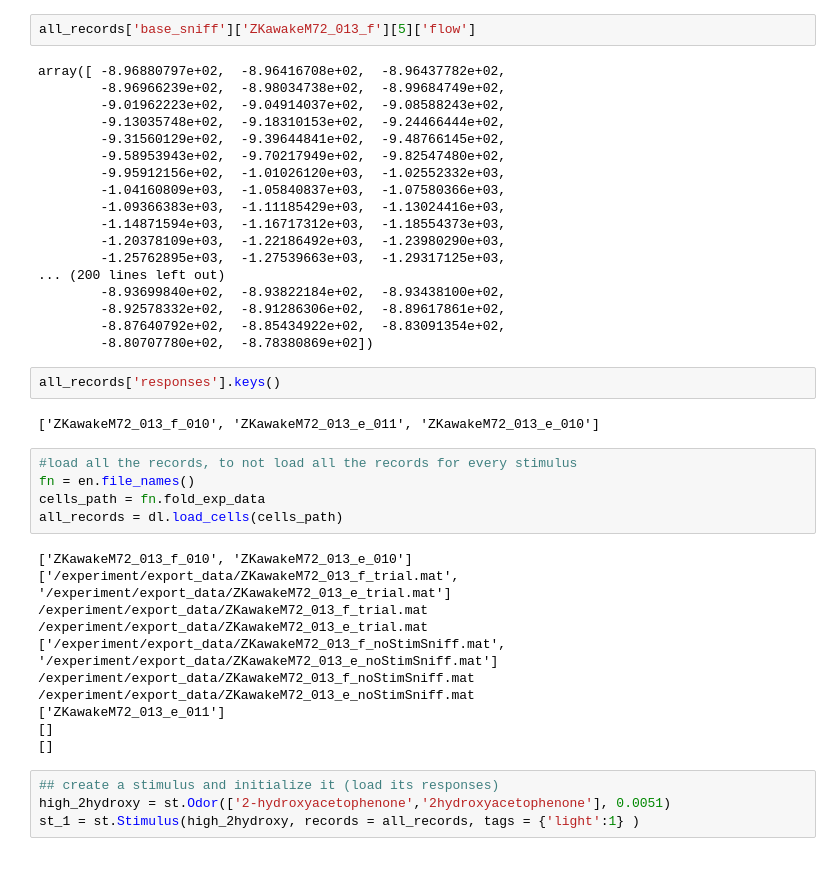
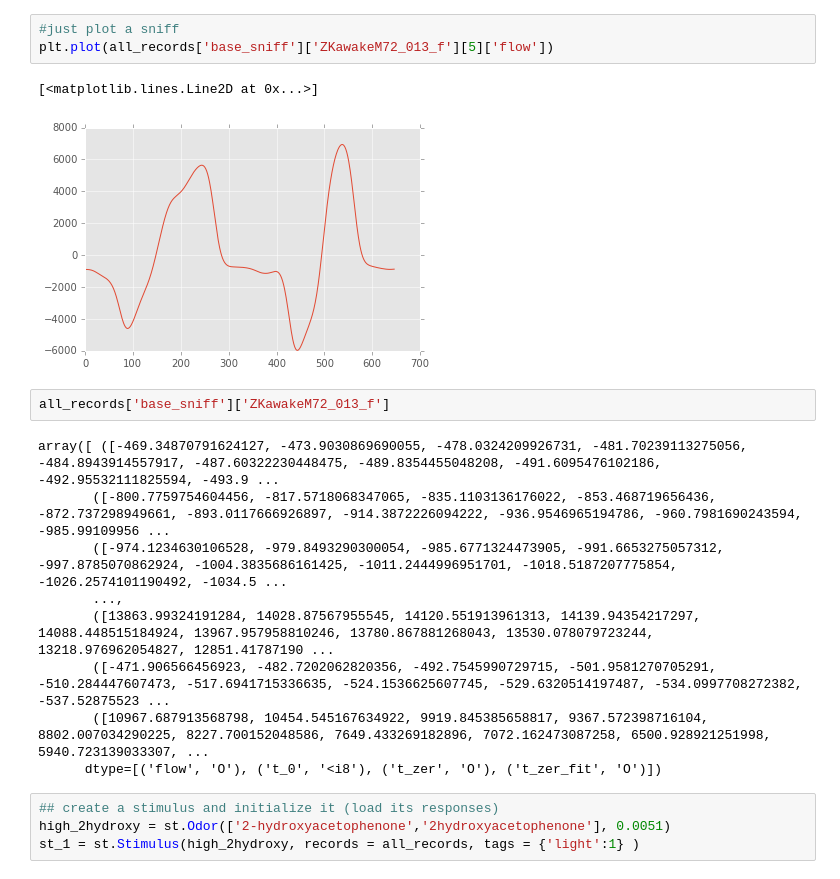
Before and after one commit to zekearneodo/ephys-tools, a Jupyter notebook: ephysScripts/Untitled.ipynb, the cells around one changed output. Cells and saved outputs as stored; diff of their text form.

Commit message:
loading sniffs structure

```diff
--- a/ephysScripts/Untitled.ipynb
+++ b/ephysScripts/Untitled.ipynb
@@ -48,46 +50,23 @@ Computer: server
 ['ZKawakeM72_013_e_011']
 []
 []
+# %%
+#just plot a sniff
+plt.plot(all_records['base_sniff']['ZKawakeM72_013_f'][5]['flow'])
+# %% [output]
+[<matplotlib.lines.Line2D at 0x...>]
+[figure, added]
 # %%
-all_records['base_sniff']['ZKawakeM72_013_f'][5]['flow']
+all_records['base_sniff']['ZKawakeM72_013_f']
 # %% [output]
-array([ -8.96880797e+02,  -8.96416708e+02,  -8.96437782e+02,
-        -8.96966239e+02,  -8.98034738e+02,  -8.99684749e+02,
-        -9.01962223e+02,  -9.04914037e+02,  -9.08588243e+02,
-        -9.13035748e+02,  -9.18310153e+02,  -9.24466444e+02,
-        -9.31560129e+02,  -9.39644841e+02,  -9.48766145e+02,
-        -9.58953943e+02,  -9.70217949e+02,  -9.82547480e+02,
-        -9.95912156e+02,  -1.01026120e+03,  -1.02552332e+03,
-        -1.04160809e+03,  -1.05840837e+03,  -1.07580366e+03,
-        -1.09366383e+03,  -1.11185429e+03,  -1.13024416e+03,
-        -1.14871594e+03,  -1.16717312e+03,  -1.18554373e+03,
-        -1.20378109e+03,  -1.22186492e+03,  -1.23980290e+03,
-        -1.25762895e+03,  -1.27539663e+03,  -1.29317125e+03,
-... (200 lines left out)
-        -8.93699840e+02,  -8.93822184e+02,  -8.93438100e+02,
-        -8.92578332e+02,  -8.91286306e+02,  -8.89617861e+02,
-        -8.87640792e+02,  -8.85434922e+02,  -8.83091354e+02,
-        -8.80707780e+02,  -8.78380869e+02])
+array([ ([-469.34870791624127, -473.9030869690055, -478.0324209926731, -481.70239113275056, -484.8943914557917, -487.60322230448475, -489.8354455048208, -491.6095476102186, -492.95532111825594, -493.9 ...
+       ([-800.7759754604456, -817.5718068347065, -835.1103136176022, -853.468719656436, -872.737298949661, -893.0117666926897, -914.3872226094222, -936.9546965194786, -960.7981690243594, -985.99109956 ...
+       ([-974.1234630106528, -979.8493290300054, -985.6771324473905, -991.6653275057312, -997.8785070862924, -1004.3835686161425, -1011.2444996951701, -1018.5187207775854, -1026.2574101190492, -1034.5 ...
+       ...,
+       ([13863.99324191284, 14028.87567955545, 14120.551913961313, 14139.94354217297, 14088.448515184924, 13967.957958810246, 13780.867881268043, 13530.078079723244, 13218.976962054827, 12851.41787190 ...
+       ([-471.906566456923, -482.7202062820356, -492.7545990729715, -501.9581270705291, -510.284447607473, -517.6941715336635, -524.1536625607745, -529.6320514197487, -534.0997708272382, -537.52875523 ...
+       ([10967.687913568798, 10454.545167634922, 9919.845385658817, 9367.572398716104, 8802.007034290225, 8227.700152048586, 7649.433269182896, 7072.162473087258, 6500.928921251998, 5940.723139033307, ...
+      dtype=[('flow', 'O'), ('t_0', '<i8'), ('t_zer', 'O'), ('t_zer_fit', 'O')])
-# %%
-all_records['responses'].keys()
-# %% [output]
-['ZKawakeM72_013_f_010', 'ZKawakeM72_013_e_011', 'ZKawakeM72_013_e_010']
-# %%
-#load all the records, to not load all the records for every stimulus
-fn = en.file_names()
-cells_path = fn.fold_exp_data
-all_records = dl.load_cells(cells_path)
-# %% [output]
-['ZKawakeM72_013_f_010', 'ZKawakeM72_013_e_010']
-['/experiment/export_data/ZKawakeM72_013_f_trial.mat', '/experiment/export_data/ZKawakeM72_013_e_trial.mat']
-/experiment/export_data/ZKawakeM72_013_f_trial.mat
-/experiment/export_data/ZKawakeM72_013_e_trial.mat
-['/experiment/export_data/ZKawakeM72_013_f_noStimSniff.mat', '/experiment/export_data/ZKawakeM72_013_e_noStimSniff.mat']
-/experiment/export_data/ZKawakeM72_013_f_noStimSniff.mat
-/experiment/export_data/ZKawakeM72_013_e_noStimSniff.mat
-['ZKawakeM72_013_e_011']
-[]
-[]
 # %%
 ## create a stimulus and initialize it (load its responses)
 high_2hydroxy = st.Odor(['2-hydroxyacetophenone','2hydroxyacetophenone'], 0.0051)
```
Also changed, not shown: parts of 19 cells of this notebook.
